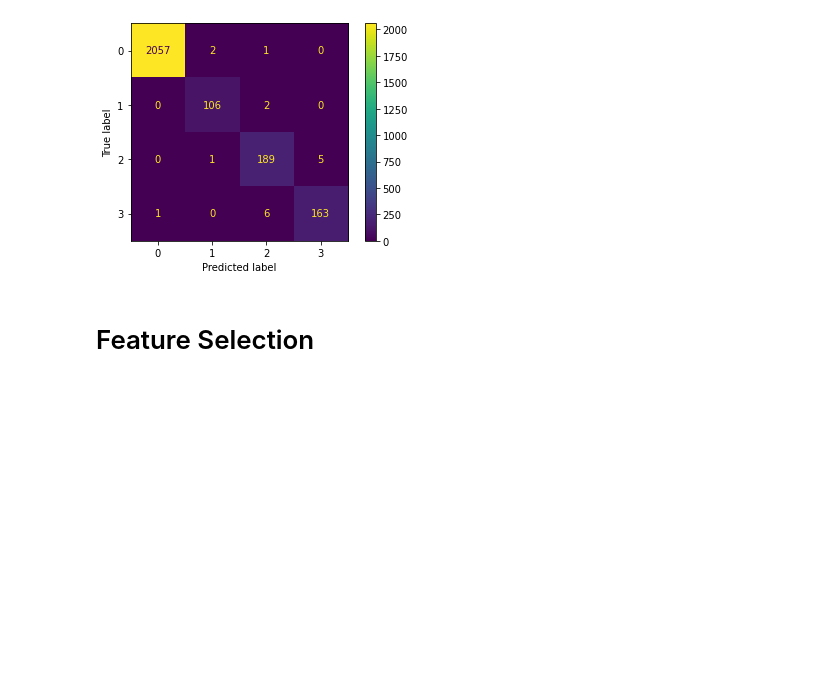
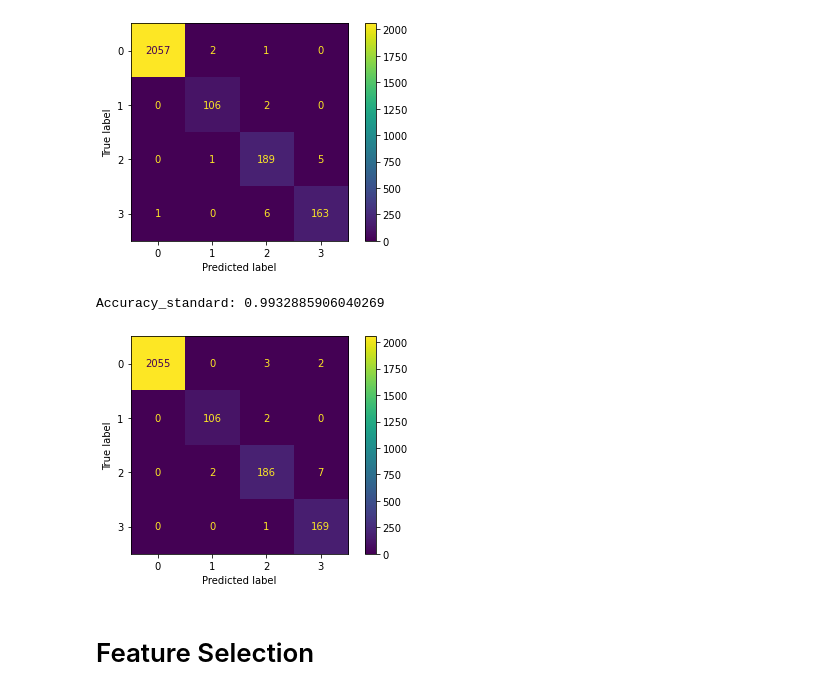
Before and after one commit to COGS118A/Group001-Wi23, a Jupyter notebook: FinalProjectGroup001-Wi23.ipynb, the cells around one changed output. Cells and saved outputs as stored; diff of their text form; code cells hidden in the pictures; blank space fills up the shorter version.

```diff
--- a/FinalProjectGroup001-Wi23.ipynb
+++ b/FinalProjectGroup001-Wi23.ipynb
@@ -220,6 +228,22 @@ plt.show()
 # %% [output]
 Accuracy: 0.9928938018160284
 [figure]
+# %%
+X_standard=df.drop(columns=["Room_Occupancy_Count","Date","Time"])
+y_standard=df["Room_Occupancy_Count"]
+X_train_standard, X_test_standard, y_train_standard, y_test_standard = train_test_split(X_standard, y_standard, random_state=0)
+# %%
+clf_standard = RandomForestClassifier(max_depth=3, random_state=0,class_weight="balanced")
+clf_standard.fit(X_train_standard, y_train_standard)
+y_pred_standard=clf_standard.predict(X_test_standard)
+print("Accuracy_standard: " + str(accuracy_score(y_test_standard,y_pred_standard)))
+confusion_matrix = metrics.confusion_matrix(y_test_standard,y_pred_standard)
+cm_display = metrics.ConfusionMatrixDisplay(confusion_matrix = confusion_matrix)
+cm_display.plot()
+plt.show()
+# %% [output]
+Accuracy_standard: 0.9932885906040269
+[figure, added]
 # %% [markdown]
 # Feature Selection
 # %% [markdown]
```
Also changed, not shown: parts of 7 cells of this notebook.
